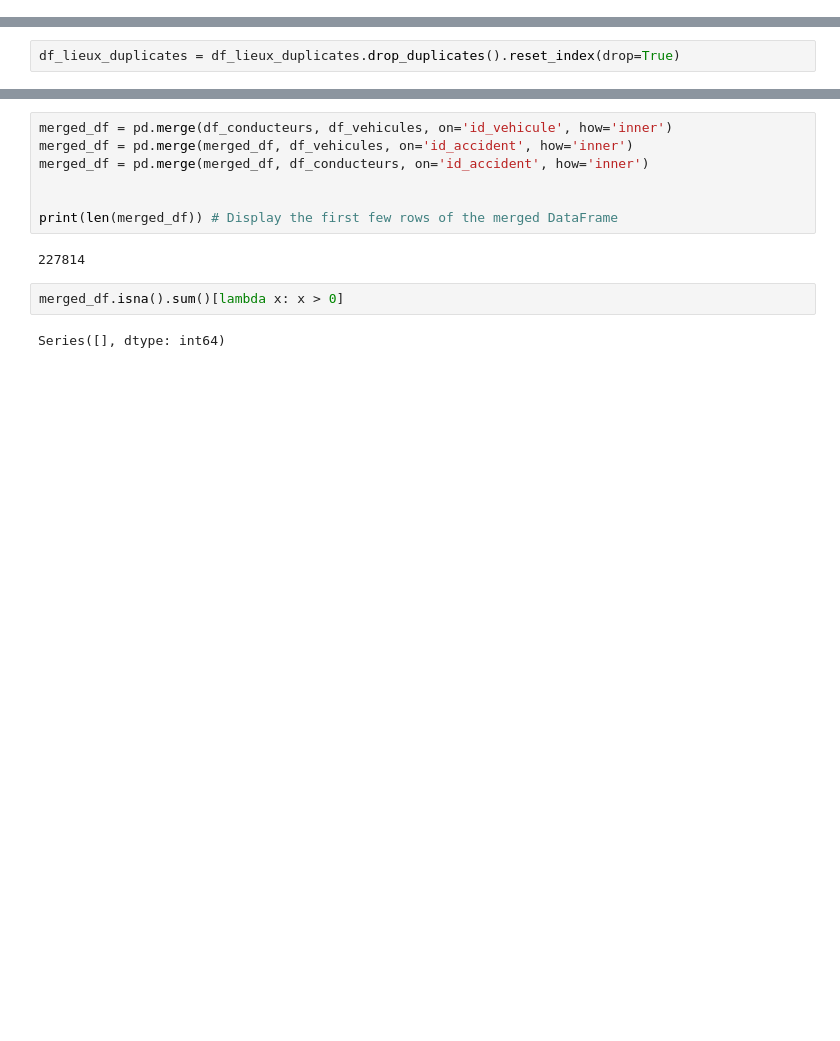
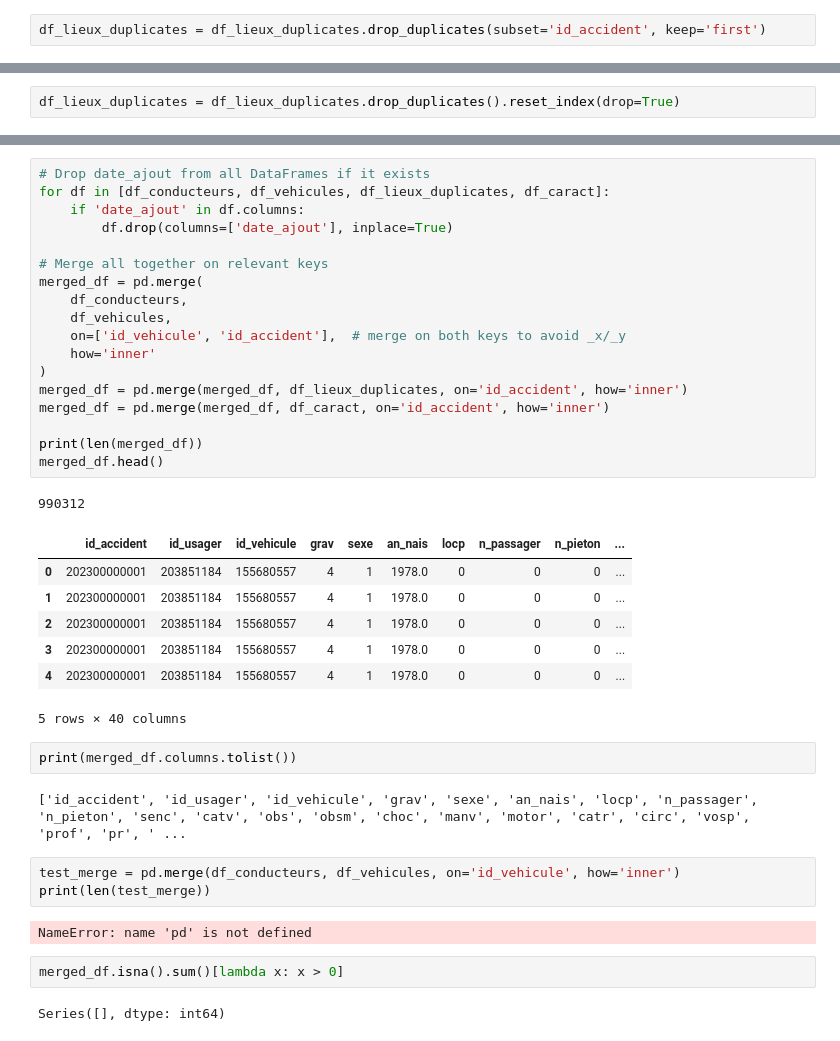
Before and after one commit to Xhiffer/nov23_alt_iia, a Jupyter notebook: backend_sql/scripts/csv/test.ipynb, the cells around one changed output, grey strips where cells are left out. Saved outputs shown, nothing was run; the diff lists cells and outputs as text; blank space fills up the shorter version.

```diff
--- a/backend_sql/scripts/csv/test.ipynb
+++ b/backend_sql/scripts/csv/test.ipynb
@@ -448 +461,3 @@ df_conducteurs:
+# %%
+df_lieux_duplicates = df_lieux_duplicates.drop_duplicates(subset='id_accident', keep='first')
 # %%
@@ -511,12 +526,39 @@ df_conducteurs:
+# %%
+# Drop date_ajout from all DataFrames if it exists
+for df in [df_conducteurs, df_vehicules, df_lieux_duplicates, df_caract]:
+    if 'date_ajout' in df.columns:
+        df.drop(columns=['date_ajout'], inplace=True)
+
+# Merge all together on relevant keys
+merged_df = pd.merge(
+    df_conducteurs,
+    df_vehicules,
+    on=['id_vehicule', 'id_accident'],  # merge on both keys to avoid _x/_y
+    how='inner'
+)
+merged_df = pd.merge(merged_df, df_lieux_duplicates, on='id_accident', how='inner')
+merged_df = pd.merge(merged_df, df_caract, on='id_accident', how='inner')
+
+print(len(merged_df))
+merged_df.head()
+# %% [output]
+990312
+|  | id_accident | id_usager | id_vehicule | grav | sexe | an_nais | locp | n_passager | n_pieton | ... |
+| 0 | 202300000001 | 203851184 | 155680557 | 4 | 1 | 1978.0 | 0 | 0 | 0 | ... |
+| 1 | 202300000001 | 203851184 | 155680557 | 4 | 1 | 1978.0 | 0 | 0 | 0 | ... |
+| 2 | 202300000001 | 203851184 | 155680557 | 4 | 1 | 1978.0 | 0 | 0 | 0 | ... |
+| 3 | 202300000001 | 203851184 | 155680557 | 4 | 1 | 1978.0 | 0 | 0 | 0 | ... |
+| 4 | 202300000001 | 203851184 | 155680557 | 4 | 1 | 1978.0 | 0 | 0 | 0 | ... |
+5 rows × 40 columns
 # %%
-merged_df = pd.merge(df_conducteurs, df_vehicules, on='id_vehicule', how='inner')
-merged_df = pd.merge(merged_df, df_vehicules, on='id_accident', how='inner')
-merged_df = pd.merge(merged_df, df_conducteurs, on='id_accident', how='inner')
-
-
-print(len(merged_df)) # Display the first few rows of the merged DataFrame
+print(merged_df.columns.tolist())
 # %% [output]
-227814
+['id_accident', 'id_usager', 'id_vehicule', 'grav', 'sexe', 'an_nais', 'locp', 'n_passager', 'n_pieton', 'senc', 'catv', 'obs', 'obsm', 'choc', 'manv', 'motor', 'catr', 'circ', 'vosp', 'prof', 'pr', ' ...
+# %%
+test_merge = pd.merge(df_conducteurs, df_vehicules, on='id_vehicule', how='inner')
+print(len(test_merge))
+# %% [output]
+NameError: name 'pd' is not defined
 # %%
 merged_df.isna().sum()[lambda x: x > 0]
 # %% [output]
```
Also changed, not shown: parts of 17 cells of this notebook, 15 other files.
